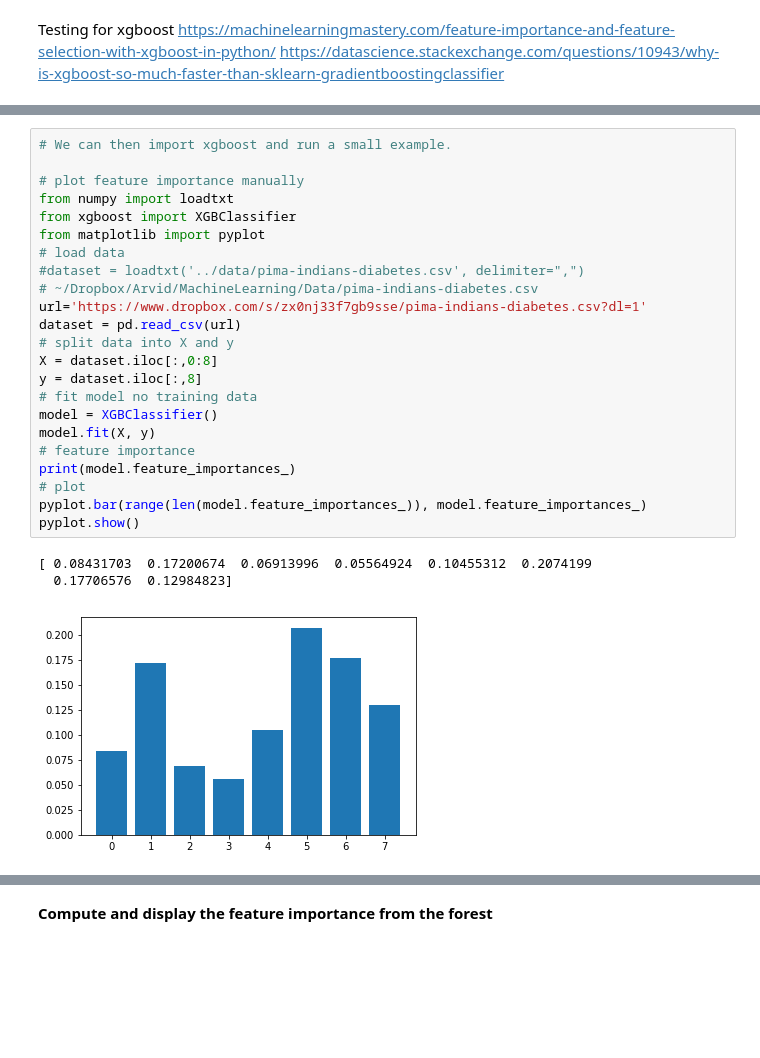
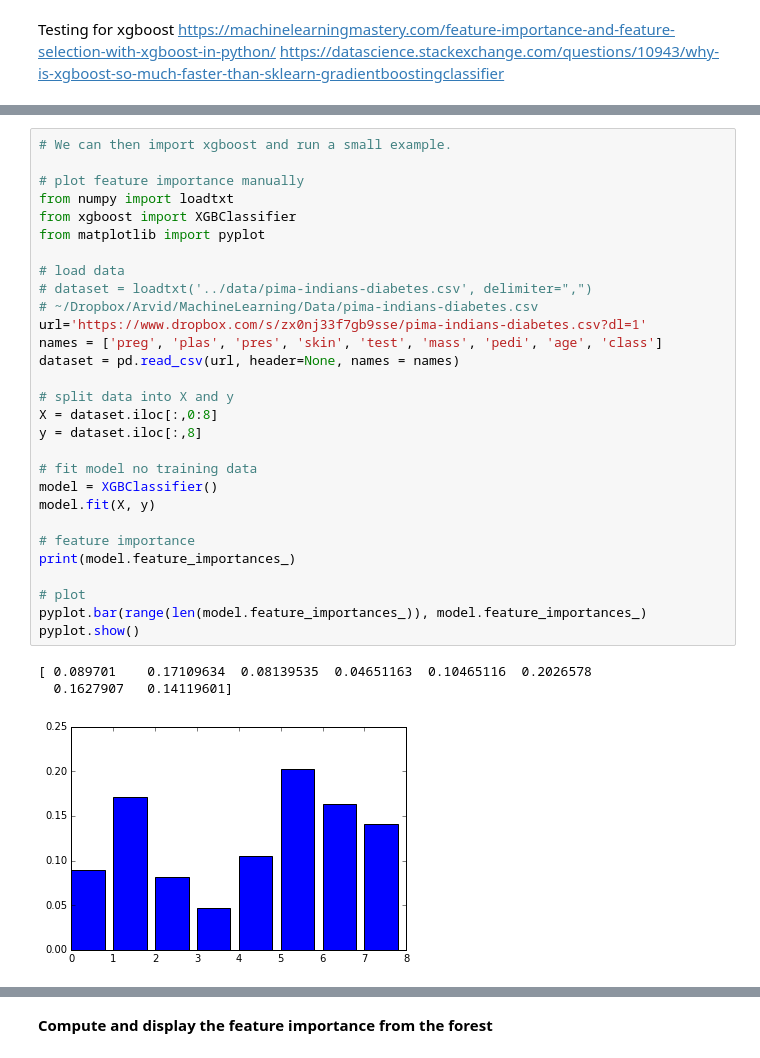
Before and after one commit to arvidl/inattention-populationsample, a Jupyter notebook: notebooks/prediction.ipynb, the cells around one changed output, grey strips where cells are left out. Saved outputs shown, nothing was run; the diff lists cells and outputs as text; blank space fills up the shorter version.

```diff
--- a/notebooks/prediction.ipynb
+++ b/notebooks/prediction.ipynb
@@ -140,30 +152,36 @@ c
 # %%
 # We can then import xgboost and run a small example.
 
 # plot feature importance manually
 from numpy import loadtxt
 from xgboost import XGBClassifier
 from matplotlib import pyplot
+
 # load data
-#dataset = loadtxt('../data/pima-indians-diabetes.csv', delimiter=",")
+# dataset = loadtxt('../data/pima-indians-diabetes.csv', delimiter=",")
 # ~/Dropbox/Arvid/MachineLearning/Data/pima-indians-diabetes.csv
 url='https://www.dropbox.com/s/zx0nj33f7gb9sse/pima-indians-diabetes.csv?dl=1'
-dataset = pd.read_csv(url)
+names = ['preg', 'plas', 'pres', 'skin', 'test', 'mass', 'pedi', 'age', 'class']
+dataset = pd.read_csv(url, header=None, names = names)
+
 # split data into X and y
 X = dataset.iloc[:,0:8]
 y = dataset.iloc[:,8]
+
 # fit model no training data
 model = XGBClassifier()
 model.fit(X, y)
+
 # feature importance
 print(model.feature_importances_)
+
 # plot
 pyplot.bar(range(len(model.feature_importances_)), model.feature_importances_)
 pyplot.show()
 # %% [output]
-[ 0.08431703  0.17200674  0.06913996  0.05564924  0.10455312  0.2074199
-  0.17706576  0.12984823]
+[ 0.089701    0.17109634  0.08139535  0.04651163  0.10465116  0.2026578
+  0.1627907   0.14119601]
-[figure, old version]
+[figure, new version]
 # %%
 # plot feature importance using built-in function
 from numpy import loadtxt
```
Also changed, not shown: parts of 18 cells of this notebook.
